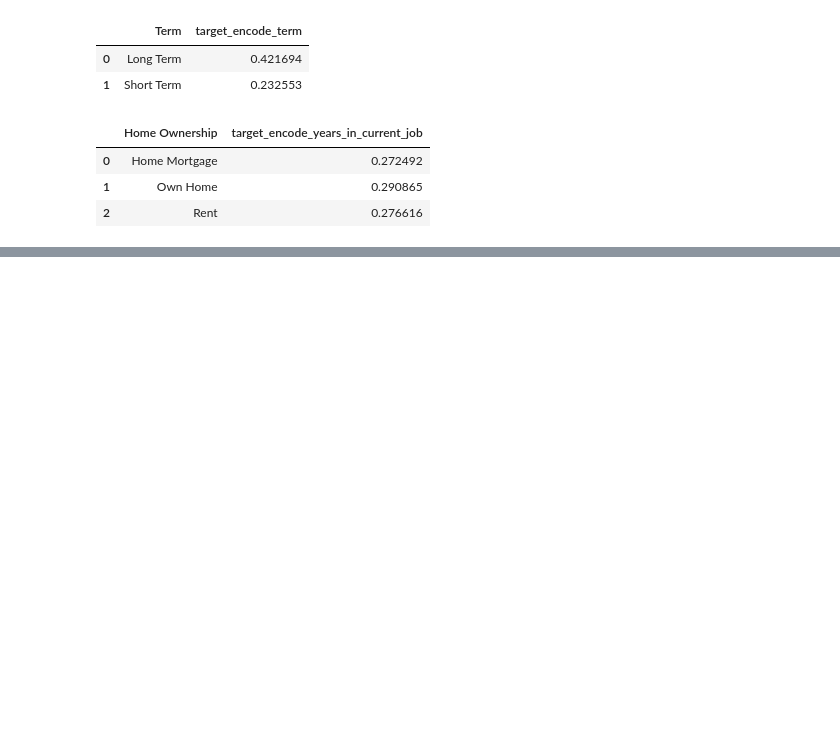
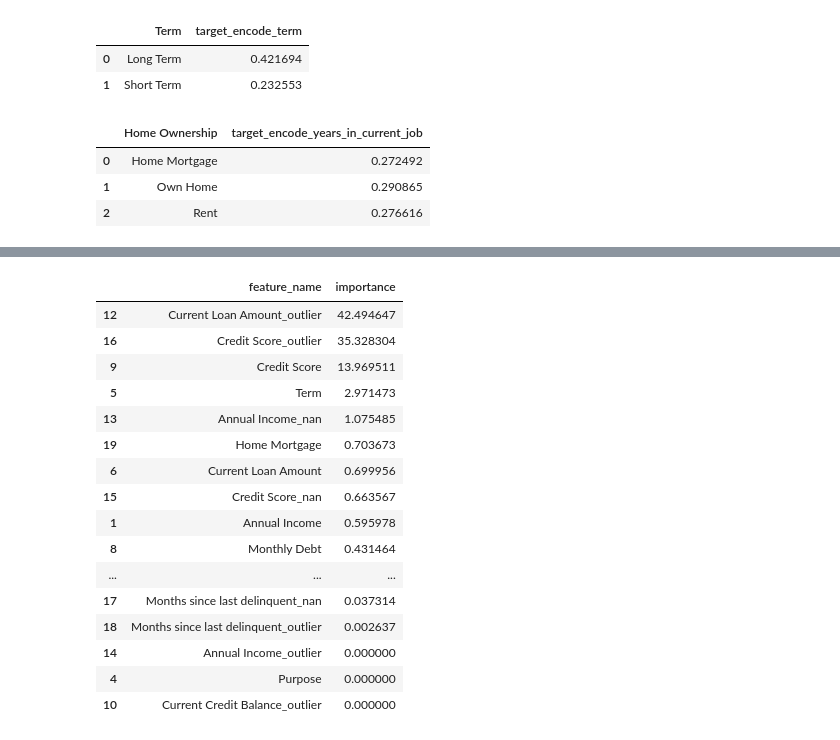
Before and after one commit to adurzin/credit-default, a Jupyter notebook: Credit default.ipynb, the cells around one changed output, grey strips where cells are left out. Saved outputs shown, nothing was run; the diff lists cells and outputs as text; code cells hidden in the pictures; blank space fills up the shorter version.

```diff
--- a/Credit default.ipynb
+++ b/Credit default.ipynb
@@ -895,8 +912,8 @@ catb_model = catb.CatBoostClassifier(silent=True, random_state=2,
                                     cat_features=[
                                                 'Purpose',
                                                 'Term',
-                                                'Years in current job',
-#                                                 'Home Ownership'
+#                                                 'Years in current job',
+                                                'Home Ownership'
                                                  ]
                                     )
 
@@ -942,0 +1034,18 @@ feature_importances.sort_values(by='importance', ascending=False)
+# %%
+model_catb = catb.CatBoostClassifier(silent=True,
+                                     random_state=21,
+                                     class_weights=[1, weight_min],
+                                     eval_metric='F1',
+                                     early_stopping_rounds=30,
+                                     cat_features=['Purpose', 'Term', 'Home Ownership'],
+                                     use_best_model=True,
+                                     max_depth=5,
+                                     custom_metric=['Precision', 'Recall'],
+                                     iterations=100,
+                                     reg_lambda=1000,
+                                     learning_rate=0.01
+                                    )
+
+model_catb.fit(X_train_scaler[NUM_FEATURES], y_train, plot=True, eval_set=(X_test_scaler[NUM_FEATURES], y_test))
+
+evaluate_pred(model_catb, X_train_scaler[NUM_FEATURES], X_test_scaler[NUM_FEATURES], y_train, y_test)
@@ -942,0 +1071,23 @@ feature_importances.sort_values(by='importance', ascending=False)
+# %%
+feature_importances = pd.DataFrame(zip(X_train_scaler[NUM_FEATURES].columns, model_catb.feature_importances_),
+                                   columns=['feature_name', 'importance'])
+
+feature_importances.sort_values(by='importance', ascending=False)
+# %% [output]
+|  | feature_name | importance |
+| 12 | Current Loan Amount_outlier | 42.494647 |
+| 16 | Credit Score_outlier | 35.328304 |
+| 9 | Credit Score | 13.969511 |
+| 5 | Term | 2.971473 |
+| 13 | Annual Income_nan | 1.075485 |
+| 19 | Home Mortgage | 0.703673 |
+| 6 | Current Loan Amount | 0.699956 |
+| 15 | Credit Score_nan | 0.663567 |
+| 1 | Annual Income | 0.595978 |
+| 8 | Monthly Debt | 0.431464 |
+| ... | ... | ... |
+| 17 | Months since last delinquent_nan | 0.037314 |
+| 18 | Months since last delinquent_outlier | 0.002637 |
+| 14 | Annual Income_outlier | 0.000000 |
+| 4 | Purpose | 0.000000 |
+| 10 | Current Credit Balance_outlier | 0.000000 |
```
Also changed, not shown: parts of 21 cells of this notebook, 10 other files.
